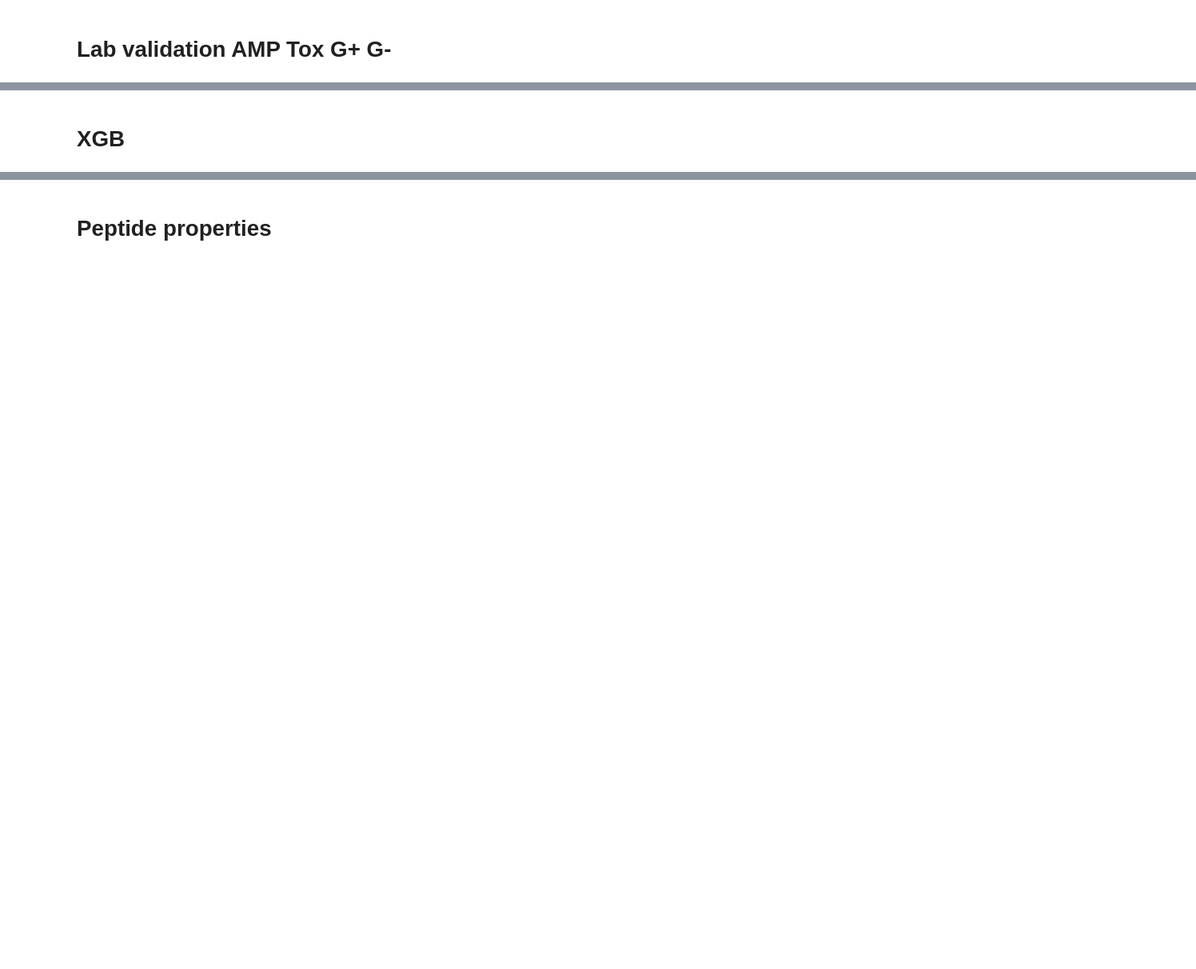
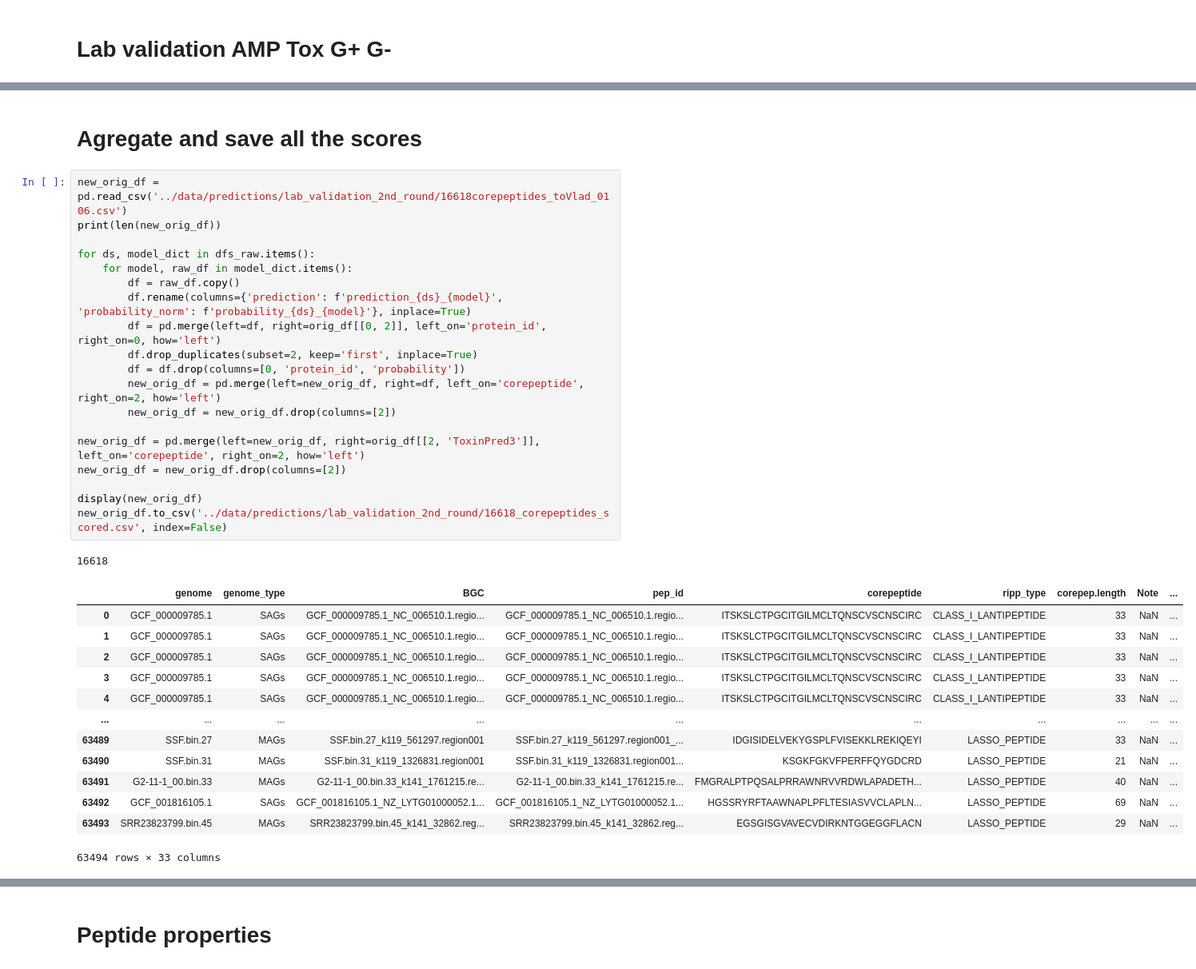
Before and after one commit to BGI-METAI/Metagenome-AI, a Jupyter notebook: notebooks/amp_tox_ripp-round2.ipynb, the cells around one changed output, grey strips where cells are left out. Shown at 80% size. Drawn from its saved outputs; the diff is of its cells as text; blank space fills up the shorter version.

```diff
--- a/notebooks/amp_tox_ripp-round2.ipynb
+++ b/notebooks/amp_tox_ripp-round2.ipynb
@@ -442,2 +410,36 @@ new_orig_df.to_csv('../data/predictions/lab_validation_2nd_round/16618_corepepti
-# %% [markdown]
-# XGB
+# %% [markdown]
+# Agregate and save all the scores
+# %%
+new_orig_df = pd.read_csv('../data/predictions/lab_validation_2nd_round/16618corepeptides_toVlad_0106.csv')
+print(len(new_orig_df))
+
+for ds, model_dict in dfs_raw.items():
+    for model, raw_df in model_dict.items():
+        df = raw_df.copy()
+        df.rename(columns={'prediction': f'prediction_{ds}_{model}', 'probability_norm': f'probability_{ds}_{model}'}, inplace=True)
+        df = pd.merge(left=df, right=orig_df[[0, 2]], left_on='protein_id', right_on=0, how='left')
+        df.drop_duplicates(subset=2, keep='first', inplace=True)
+        df = df.drop(columns=[0, 'protein_id', 'probability'])
+        new_orig_df = pd.merge(left=new_orig_df, right=df, left_on='corepeptide', right_on=2, how='left')
+        new_orig_df = new_orig_df.drop(columns=[2])
+
+new_orig_df = pd.merge(left=new_orig_df, right=orig_df[[2, 'ToxinPred3']], left_on='corepeptide', right_on=2, how='left')
+new_orig_df = new_orig_df.drop(columns=[2])
+
+display(new_orig_df)
+new_orig_df.to_csv('../data/predictions/lab_validation_2nd_round/16618_corepeptides_scored.csv', index=False)
+# %% [output]
+16618
+|  | genome | genome_type | BGC | pep_id | corepeptide | ripp_type | corepep.length | Note | ... |
+| 0 | GCF_000009785.1 | SAGs | GCF_000009785.1_NC_006510.1.regio... | GCF_000009785.1_NC_006510.1.regio... | ITSKSLCTPGCITGILMCLTQNSCVSCNSCIRC | CLASS_I_LANTIPEPTIDE | 33 | NaN | ... |
+| 1 | GCF_000009785.1 | SAGs | GCF_000009785.1_NC_006510.1.regio... | GCF_000009785.1_NC_006510.1.regio... | ITSKSLCTPGCITGILMCLTQNSCVSCNSCIRC | CLASS_I_LANTIPEPTIDE | 33 | NaN | ... |
+| 2 | GCF_000009785.1 | SAGs | GCF_000009785.1_NC_006510.1.regio... | GCF_000009785.1_NC_006510.1.regio... | ITSKSLCTPGCITGILMCLTQNSCVSCNSCIRC | CLASS_I_LANTIPEPTIDE | 33 | NaN | ... |
+| 3 | GCF_000009785.1 | SAGs | GCF_000009785.1_NC_006510.1.regio... | GCF_000009785.1_NC_006510.1.regio... | ITSKSLCTPGCITGILMCLTQNSCVSCNSCIRC | CLASS_I_LANTIPEPTIDE | 33 | NaN | ... |
+| 4 | GCF_000009785.1 | SAGs | GCF_000009785.1_NC_006510.1.regio... | GCF_000009785.1_NC_006510.1.regio... | ITSKSLCTPGCITGILMCLTQNSCVSCNSCIRC | CLASS_I_LANTIPEPTIDE | 33 | NaN | ... |
+| ... | ... | ... | ... | ... | ... | ... | ... | ... | ... |
+| 63489 | SSF.bin.27 | MAGs | SSF.bin.27_k119_561297.region001 | SSF.bin.27_k119_561297.region001_... | IDGISIDELVEKYGSPLFVISEKKLREKIQEYI | LASSO_PEPTIDE | 33 | NaN | ... |
+| 63490 | SSF.bin.31 | MAGs | SSF.bin.31_k119_1326831.region001 | SSF.bin.31_k119_1326831.region001... | KSGKFGKVFPERFFQYGDCRD | LASSO_PEPTIDE | 21 | NaN | ... |
+| 63491 | G2-11-1_00.bin.33 | MAGs | G2-11-1_00.bin.33_k141_1761215.re... | G2-11-1_00.bin.33_k141_1761215.re... | FMGRALPTPQSALPRRAWNRVVRDWLAPADETH... | LASSO_PEPTIDE | 40 | NaN | ... |
+| 63492 | GCF_001816105.1 | SAGs | GCF_001816105.1_NZ_LYTG01000052.1... | GCF_001816105.1_NZ_LYTG01000052.1... | HGSSRYRFTAAWNAPLPFLTESIASVVCLAPLN... | LASSO_PEPTIDE | 69 | NaN | ... |
+| 63493 | SRR23823799.bin.45 | MAGs | SRR23823799.bin.45_k141_32862.reg... | SRR23823799.bin.45_k141_32862.reg... | EGSGISGVAVECVDIRKNTGGEGGFLACN | LASSO_PEPTIDE | 29 | NaN | ... |
+63494 rows × 33 columns
```
Also changed, not shown: parts of 10 cells of this notebook.
